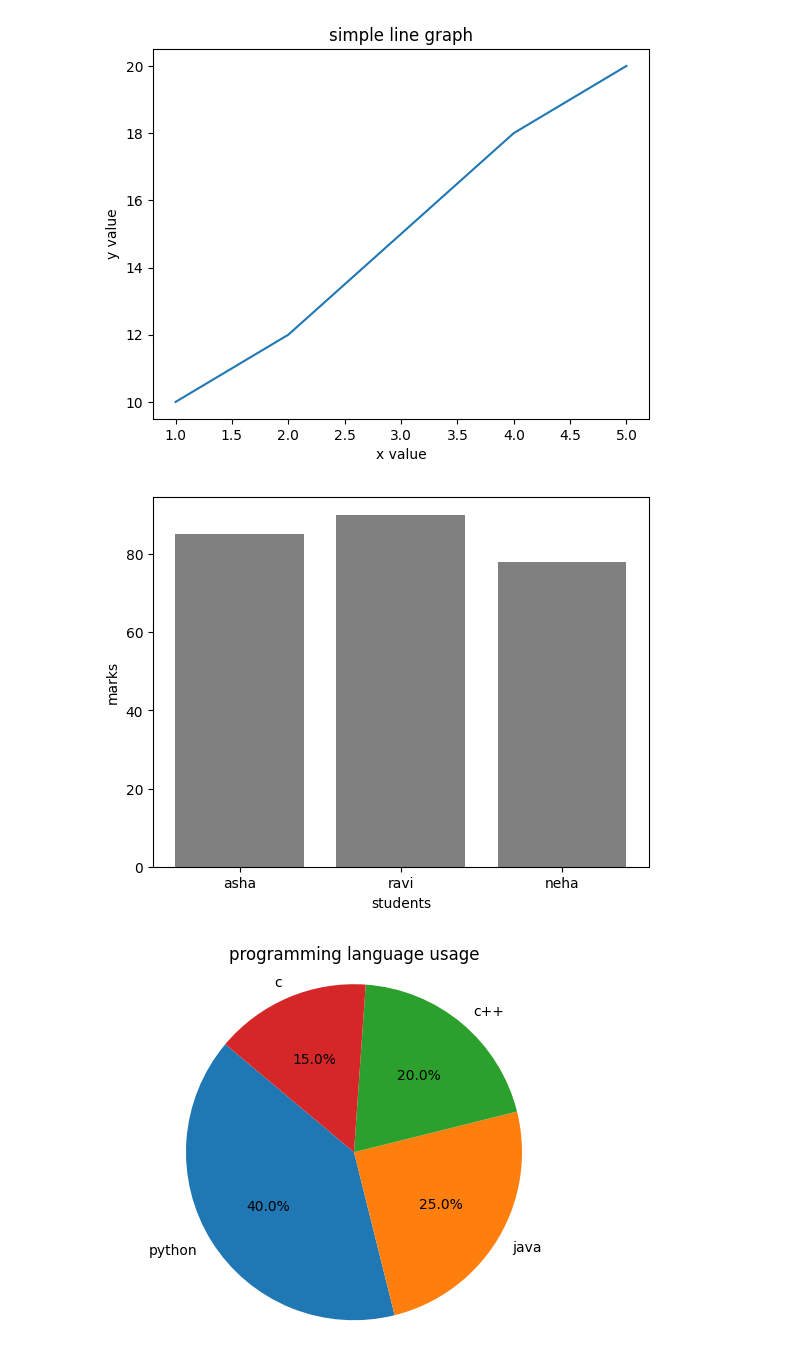
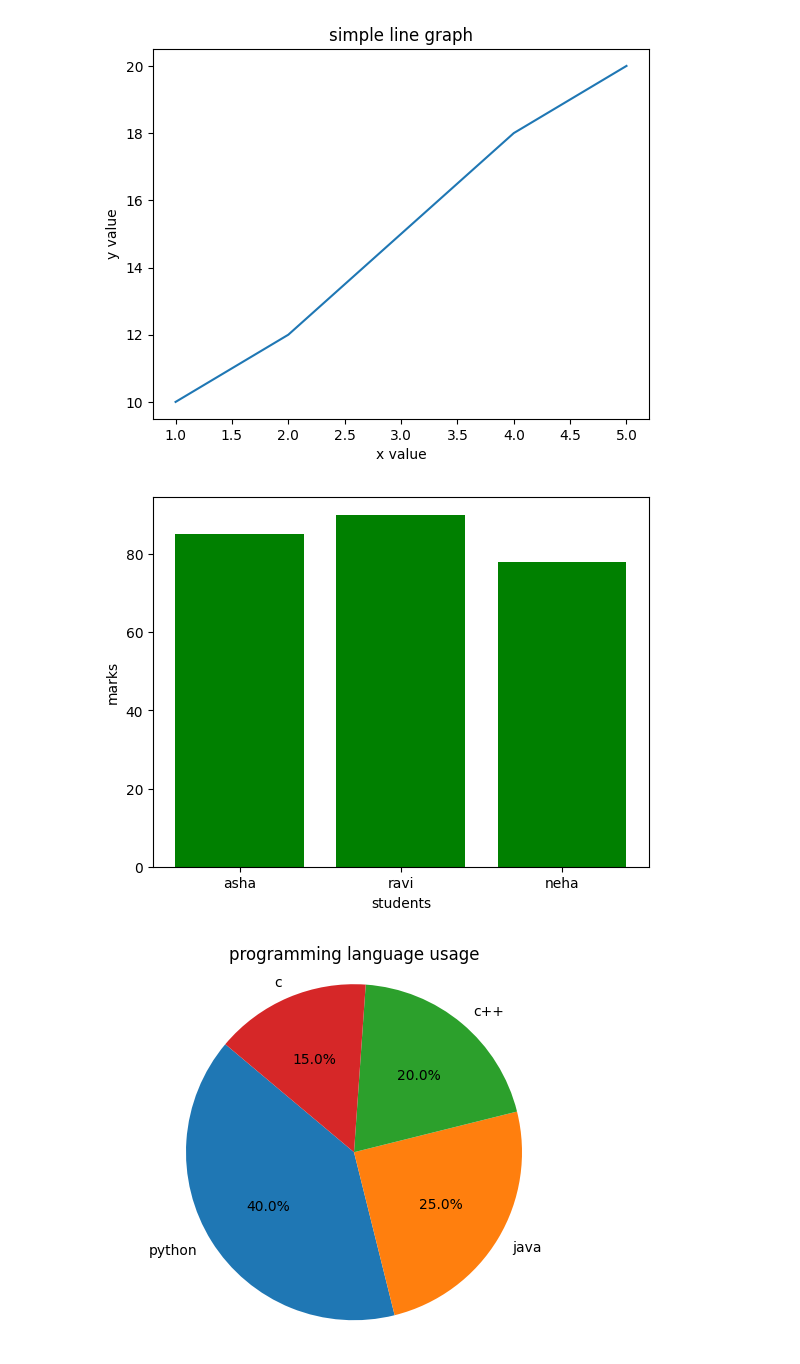
Before and after one commit to ALOK042007/aiml, a Jupyter notebook: Untitled.ipynb, the cells around one changed output. Saved outputs shown, nothing was run; the diff lists cells and outputs as text; code cells hidden in the pictures.

```diff
--- a/Untitled.ipynb
+++ b/Untitled.ipynb
@@ -14,13 +14,13 @@ plt.show()
 # %%
 import matplotlib.pyplot as plt
 student=['asha','ravi','neha']
 scores=[85,90,78]
-plt.bar(student,scores,color='grey')
+plt.bar(student,scores,color='green')
 plt.xlabel("students")
 plt.ylabel("marks")
 plt.show()
 # %% [output]
-[figure, old version]
+[figure, new version]
 # %%
 import matplotlib.pyplot as plt
 labels=['python','java','c++','c']
```
Also changed, not shown: parts of 39 cells of this notebook.
